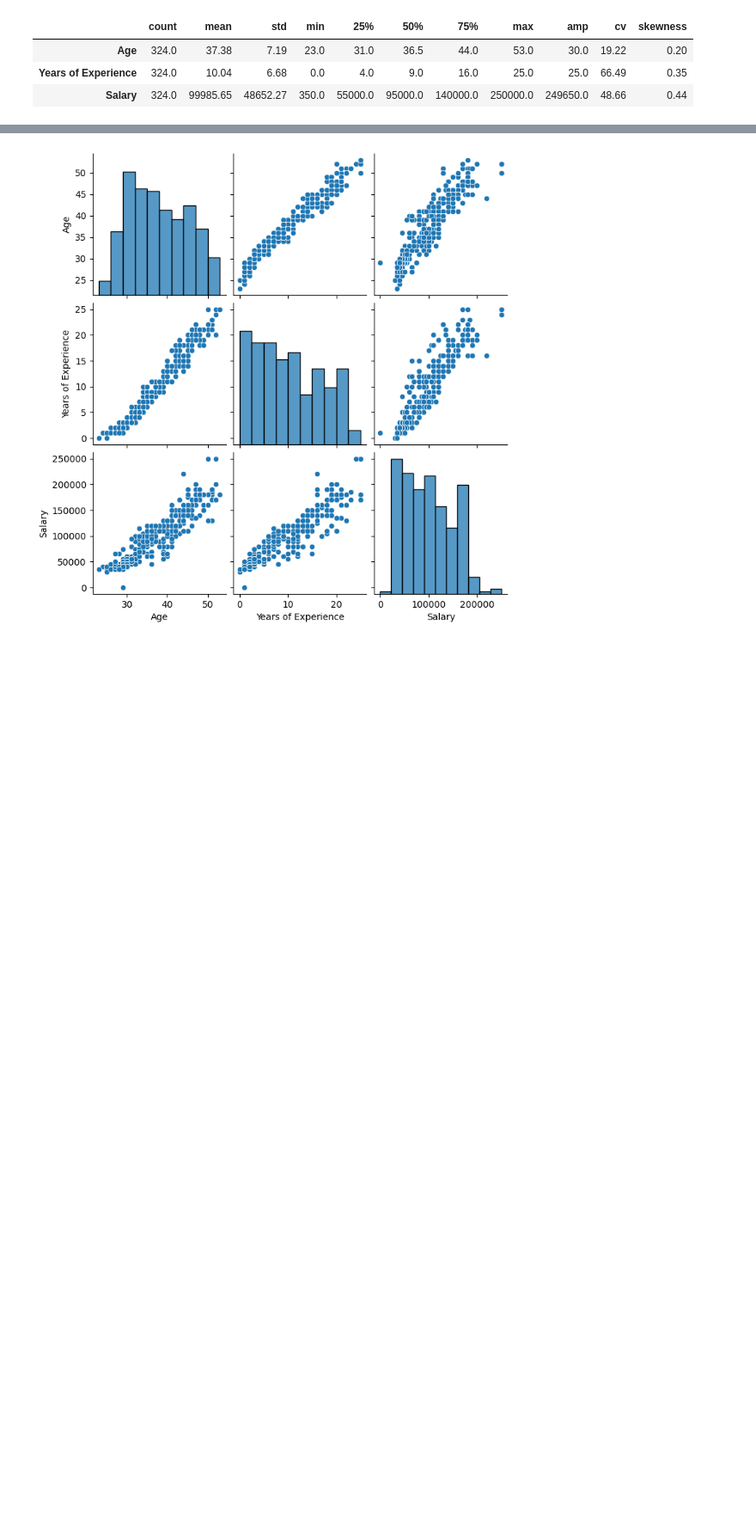
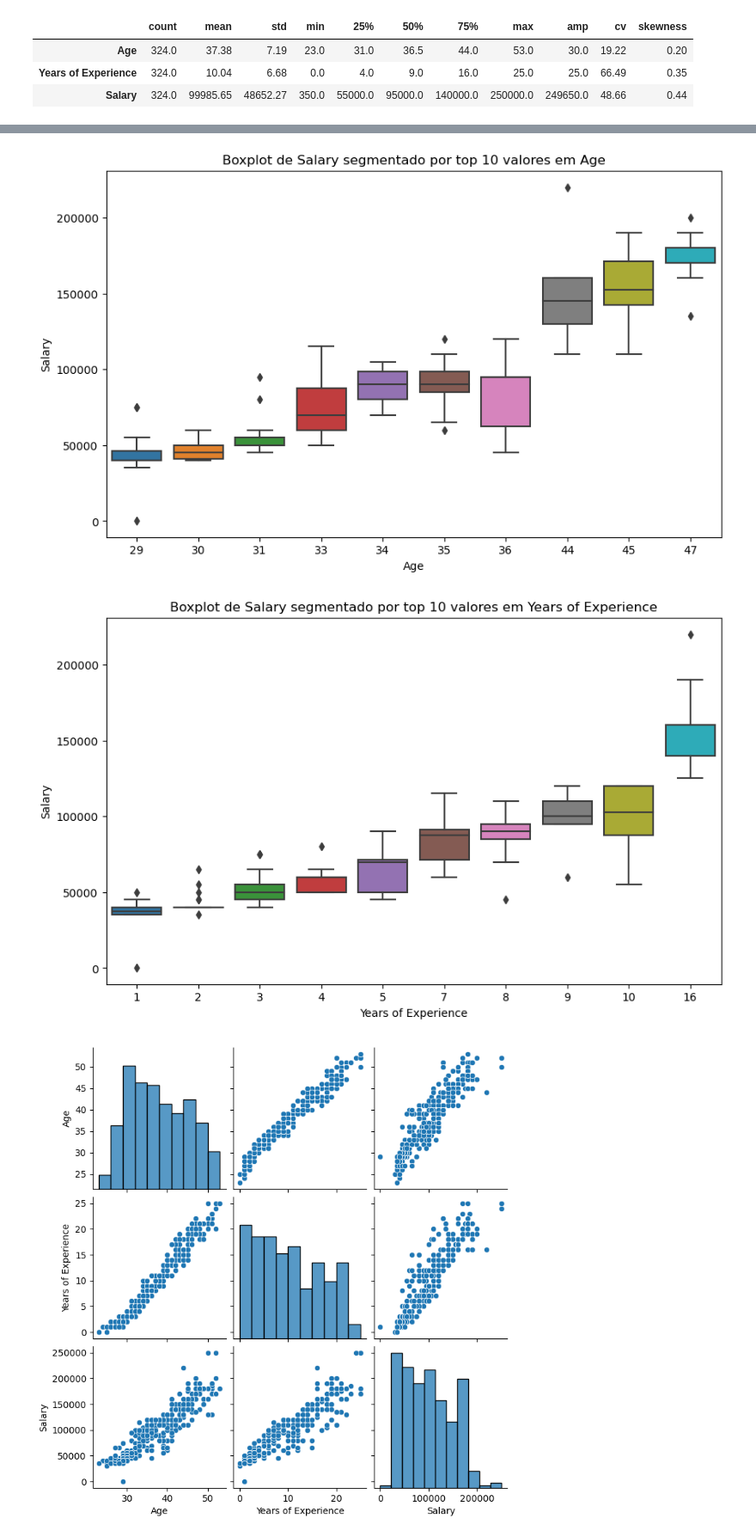
Before and after one commit to pedrolustosab/Analise_Explorataria_Salarios, a Jupyter notebook: EAD_Salarios.ipynb, the cells around one changed output, grey strips where cells are left out. Shown at 86% size. Cells and saved outputs as stored; diff of their text form; code cells hidden in the pictures; blank space fills up the shorter version.

```diff
--- a/EAD_Salarios.ipynb
+++ b/EAD_Salarios.ipynb
@@ -242,3 +279,19 @@ for genero in df["Gender"].unique():
+# %%
+for col in numeric_columns_salary:
+    # Selecionando os top 5 valores
+    top_10_values = df[col].value_counts().index[:10]
+
+    # Criando um novo DataFrame com apenas os top 5 valores
+    df_top_10 = df[df[col].isin(top_10_values)]
+
+    # Criando o boxplot
+    plt.figure(figsize=(10, 6))
+    sns.boxplot(x=col, y='Salary', data=df_top_10)
+    plt.title(f'Boxplot de Salary segmentado por top 10 valores em {col}')
+    plt.show()
+# %% [output]
+[figure, added]
+[figure, added]
 # %%
 sns.pairplot(df);
 # %% [output]
```
Also changed, not shown: parts of 5 cells of this notebook.
